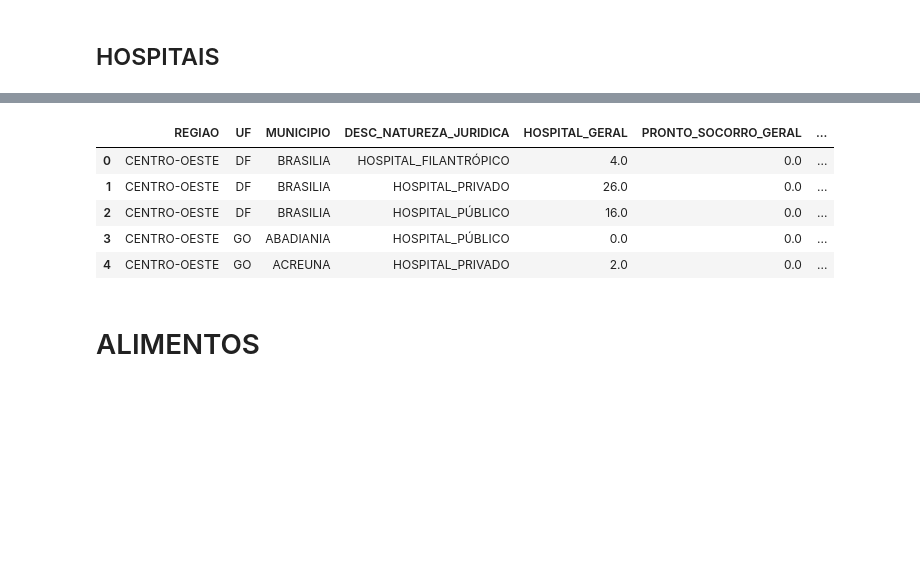
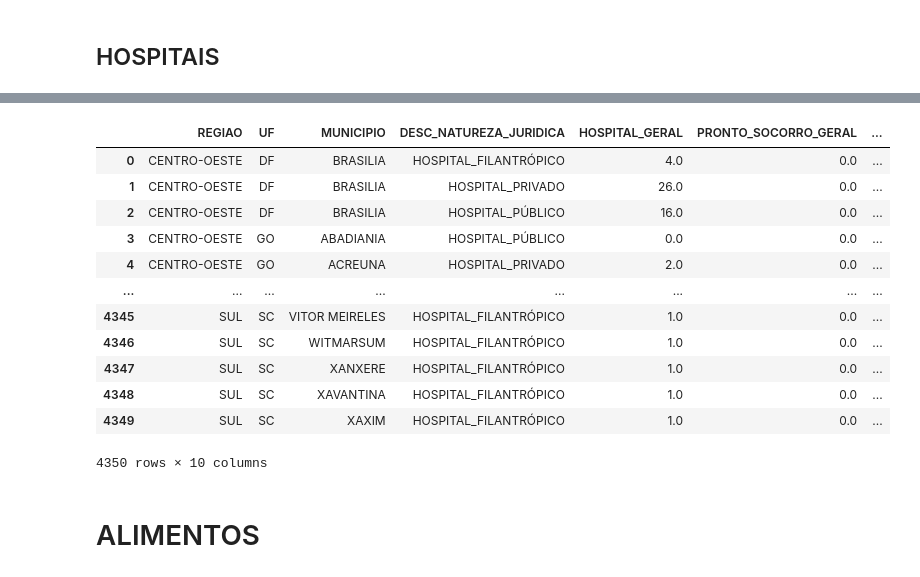
Before and after one commit to guilourenzo/analise_municipios, a Jupyter notebook: finding_home.ipynb, the cells around one changed output, grey strips where cells are left out. Drawn from its saved outputs; the diff is of its cells as text; code cells hidden in the pictures; blank space fills up the shorter version.

```diff
--- a/finding_home.ipynb
+++ b/finding_home.ipynb
@@ -45,8 +54,13 @@ hospitals_stat = duckdb.sql("""
                                 ,   SUM(CASE WHEN DS_TIPO_UNIDADE == 'HOSPITAL GERAL' THEN 1 ELSE 0 END) AS HOSPITAL_GERAL
                                 ,   SUM(CASE WHEN DS_TIPO_UNIDADE == 'PRONTO SOCORRO GERAL' THEN 1 ELSE 0 END) AS PRONTO_SOCORRO_GERAL
                                 ,   SUM(CASE WHEN DS_TIPO_UNIDADE == 'UNIDADE MISTA' THEN 1 ELSE 0 END) AS UNIDADE_MISTA
+                                ,   SUM(CASE WHEN DS_TIPO_UNIDADE == 'PRONTO SOCORRO ESPECIALIZADO' THEN 1 ELSE 0 END) AS PRONTO_SOCORRO_ESPECIALIZADO
+                                ,   SUM(CASE WHEN DS_TIPO_UNIDADE == 'HOSPITAL ESPECIALIZADO' THEN 1 ELSE 0 END) AS HOSPITAL_ESPECIALIZADO
+
+                                ,  COUNT(DESC_NATUREZA_JURIDICA) AS QTD_HOSPITAIS
 
                             FROM hospitals
+
                             GROUP BY REGIAO
                                 ,   UF
                                 ,   MUNICIPIO
@@ -59,14 +73,21 @@ hospitals_stat = duckdb.sql("""
 
                             """).to_df()
 # %%
-hospitals_stat.head()
+hospitals_stat
 # %% [output]
 |  | REGIAO | UF | MUNICIPIO | DESC_NATUREZA_JURIDICA | HOSPITAL_GERAL | PRONTO_SOCORRO_GERAL | ... |
 | 0 | CENTRO-OESTE | DF | BRASILIA | HOSPITAL_FILANTRÓPICO | 4.0 | 0.0 | ... |
 | 1 | CENTRO-OESTE | DF | BRASILIA | HOSPITAL_PRIVADO | 26.0 | 0.0 | ... |
 | 2 | CENTRO-OESTE | DF | BRASILIA | HOSPITAL_PÚBLICO | 16.0 | 0.0 | ... |
 | 3 | CENTRO-OESTE | GO | ABADIANIA | HOSPITAL_PÚBLICO | 0.0 | 0.0 | ... |
 | 4 | CENTRO-OESTE | GO | ACREUNA | HOSPITAL_PRIVADO | 2.0 | 0.0 | ... |
+| ... | ... | ... | ... | ... | ... | ... | ... |
+| 4345 | SUL | SC | VITOR MEIRELES | HOSPITAL_FILANTRÓPICO | 1.0 | 0.0 | ... |
+| 4346 | SUL | SC | WITMARSUM | HOSPITAL_FILANTRÓPICO | 1.0 | 0.0 | ... |
+| 4347 | SUL | SC | XANXERE | HOSPITAL_FILANTRÓPICO | 1.0 | 0.0 | ... |
+| 4348 | SUL | SC | XAVANTINA | HOSPITAL_FILANTRÓPICO | 1.0 | 0.0 | ... |
+| 4349 | SUL | SC | XAXIM | HOSPITAL_FILANTRÓPICO | 1.0 | 0.0 | ... |
+4350 rows × 10 columns
 # %% [markdown]
 # ALIMENTOS
 # %%
```
Also changed, not shown: parts of 8 cells of this notebook.
